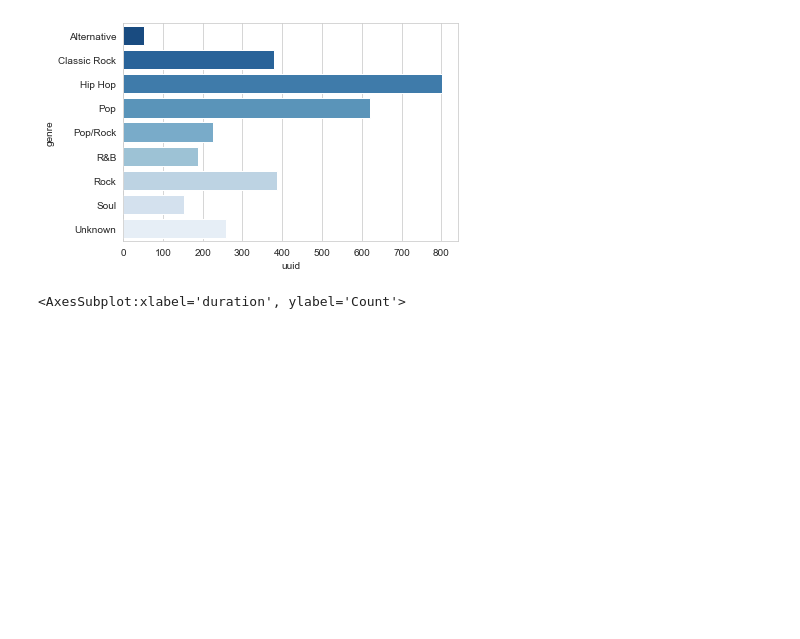
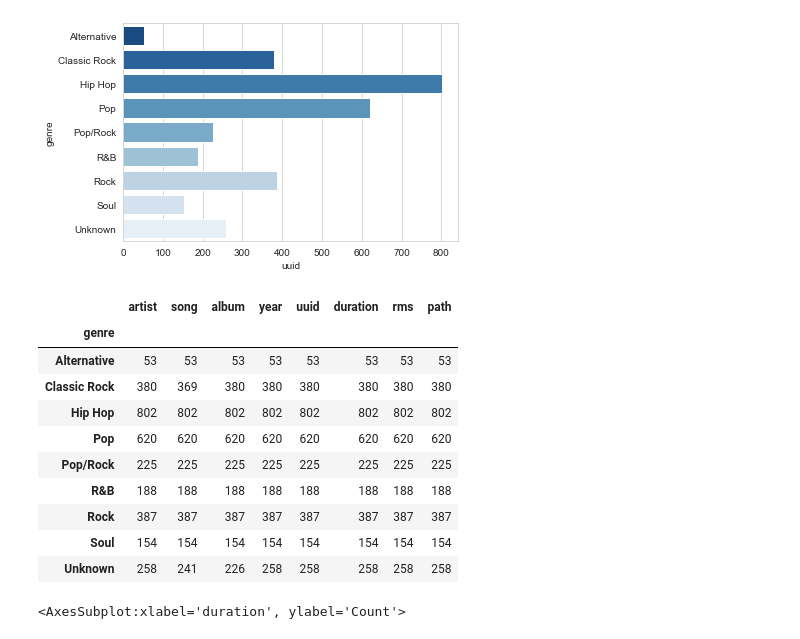
Before and after one commit to Pliploop/Spectrogram_Artist_Recognition, a Jupyter notebook: notebooks/Exploration.ipynb, the cells around one changed output. Cells and saved outputs as stored; diff of their text form; code cells hidden in the pictures; blank space fills up the shorter version.

```diff
--- a/notebooks/Exploration.ipynb
+++ b/notebooks/Exploration.ipynb
@@ -53,6 +58,20 @@ sns.barplot(data=dataset.groupby('genre').count().reset_index(),y="genre",x='uui
 # %% [output]
 <AxesSubplot:xlabel='uuid', ylabel='genre'>
 [figure]
+# %%
+dataset.groupby('genre').count()
+# %% [output]
+|  | artist | song | album | year | uuid | duration | rms | path |
+| genre |  |  |  |  |  |  |  |  |
+| Alternative | 53 | 53 | 53 | 53 | 53 | 53 | 53 | 53 |
+| Classic Rock | 380 | 369 | 380 | 380 | 380 | 380 | 380 | 380 |
+| Hip Hop | 802 | 802 | 802 | 802 | 802 | 802 | 802 | 802 |
+| Pop | 620 | 620 | 620 | 620 | 620 | 620 | 620 | 620 |
+| Pop/Rock | 225 | 225 | 225 | 225 | 225 | 225 | 225 | 225 |
+| R&B | 188 | 188 | 188 | 188 | 188 | 188 | 188 | 188 |
+| Rock | 387 | 387 | 387 | 387 | 387 | 387 | 387 | 387 |
+| Soul | 154 | 154 | 154 | 154 | 154 | 154 | 154 | 154 |
+| Unknown | 258 | 241 | 226 | 258 | 258 | 258 | 258 | 258 |
 # %%
 sns.histplot(dataset.duration/60,kde=True,bins=50)
 # %% [output]
```
Also changed, not shown: parts of 10 cells of this notebook, 8 other files.
